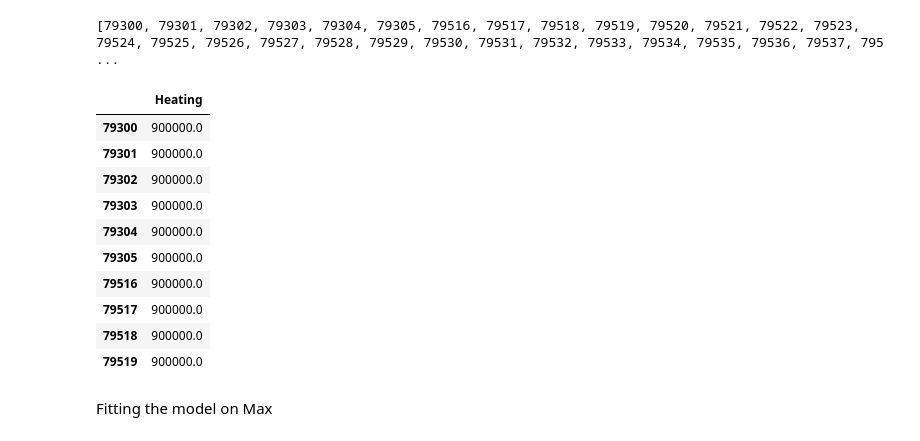
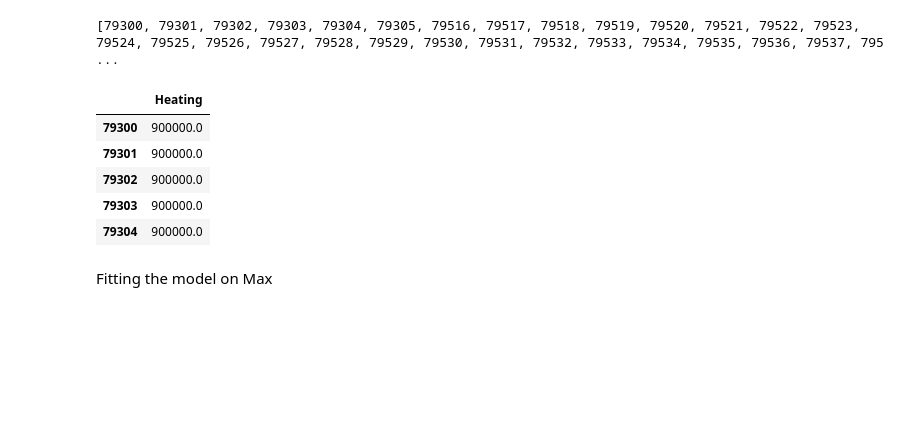
Before and after one commit to sajad95/Heat, a Jupyter notebook: FastCodeImpactofweatherXGB.ipynb, the cells around one changed output. Drawn from its saved outputs; the diff is of its cells as text; code cells hidden in the pictures; blank space fills up the shorter version.

```diff
--- a/FastCodeImpactofweatherXGB.ipynb
+++ b/FastCodeImpactofweatherXGB.ipynb
@@ -223,5 +222,5 @@ In doe file the threshold of heating is 15 degC
 # %%
-Max = test_targets.to_frame(name ='Heating')
+Max_Min = test_targets.to_frame(name ='Heating')
 # %%
 test_inputs.sort_values(by="Dry Bulb Temperature")
 # %% [output]
@@ -251,21 +250,16 @@ print(indices_list)
 # %%
 Max_input = test_inputs.loc[[79300, 79301, 79302, 79303, 79304, 79305, 79516, 79517, 79518, 79519, 79520, 79521, 79522, 79523, 79524, 79525, 79526, 79527, 79528, 79529, 79530, 79531, 79532, 79533, 79534, 79535, 79536, 79537, 79538, 79539, 79540, 79541, 79542, 79543, 79544, 79545, 79546, 79547, 79548, 79549, 79554, 79555, 79556, 79557, 79558, 79559, 79560, 79561, 79562, 79563, 79564, 79565, 79566, 79567, 79568],:]
 # %%
-Max_Target= Max.loc[[79300, 79301, 79302, 79303, 79304, 79305, 79516, 79517, 79518, 79519, 79520, 79521, 79522, 79523, 79524, 79525, 79526, 79527, 79528, 79529, 79530, 79531, 79532, 79533, 79534, 79535, 79536, 79537, 79538, 79539, 79540, 79541, 79542, 79543, 79544, 79545, 79546, 79547, 79548, 79549, 79554, 79555, 79556, 79557, 79558, 79559, 79560, 79561, 79562, 79563, 79564, 79565, 79566, 79567, 79568],:]
+Max_Target= Max_Min.loc[[79300, 79301, 79302, 79303, 79304, 79305, 79516, 79517, 79518, 79519, 79520, 79521, 79522, 79523, 79524, 79525, 79526, 79527, 79528, 79529, 79530, 79531, 79532, 79533, 79534, 79535, 79536, 79537, 79538, 79539, 79540, 79541, 79542, 79543, 79544, 79545, 79546, 79547, 79548, 79549, 79554, 79555, 79556, 79557, 79558, 79559, 79560, 79561, 79562, 79563, 79564, 79565, 79566, 79567, 79568],:]
 # %%
-Max_Target.head(10)
+Max_Target.head(5)
 # %% [output]
 |  | Heating |
 | 79300 | 900000.0 |
 | 79301 | 900000.0 |
 | 79302 | 900000.0 |
 | 79303 | 900000.0 |
 | 79304 | 900000.0 |
-| 79305 | 900000.0 |
-| 79516 | 900000.0 |
-| 79517 | 900000.0 |
-| 79518 | 900000.0 |
-| 79519 | 900000.0 |
 # %% [markdown]
 Fitting the model on Max
 # %%
```
Also changed, not shown: parts of 13 cells of this notebook.
